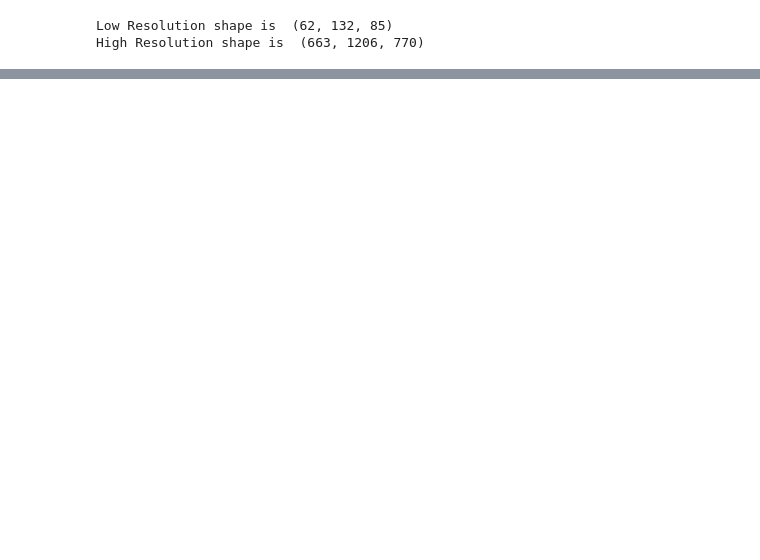
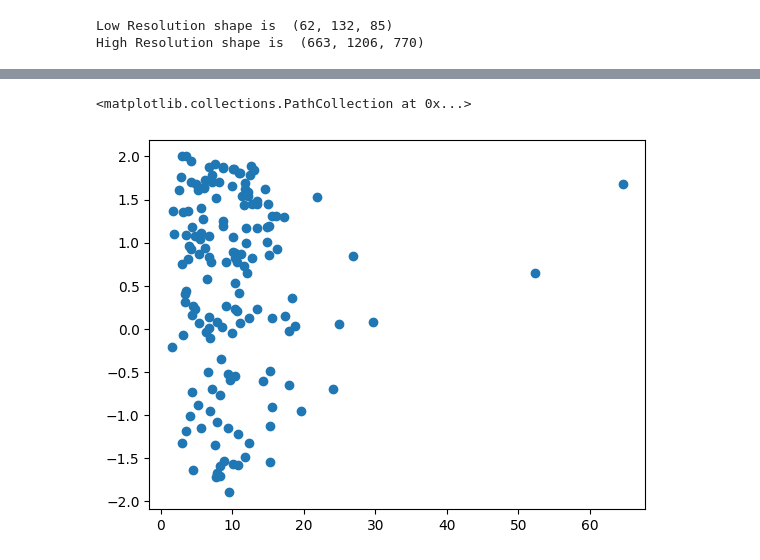
Before and after one commit to Faramarz-bagherzadeh/Unsupervised_segmentation_MicroCT_Image, a Jupyter notebook: BubbleWise_Validation.ipynb, the cells around one changed output, grey strips where cells are left out. Saved outputs shown, nothing was run; the diff lists cells and outputs as text; code cells hidden in the pictures; blank space fills up the shorter version.

```diff
--- a/BubbleWise_Validation.ipynb
+++ b/BubbleWise_Validation.ipynb
@@ -222,0 +299,6 @@ Widget(value="<iframe src='http://localhost:64756/index.html?ui=P_0x243d6ffd1b0_
+# %%
+nearest_centers = np.array(nearest_centers)
+dists = []
+for pnt in nearest_centers - transformed:
+    dists.append(math.sqrt(pnt[0]**2 + pnt[1]**2 + pnt[2]**2))
+dists = np.array(dists)
@@ -222,0 +309,5 @@ Widget(value="<iframe src='http://localhost:64756/index.html?ui=P_0x243d6ffd1b0_
+# %%
+plt.scatter(dists, dif)
+# %% [output]
+<matplotlib.collections.PathCollection at 0x...>
+[figure, added]
```
Also changed, not shown: parts of 39 cells of this notebook.
